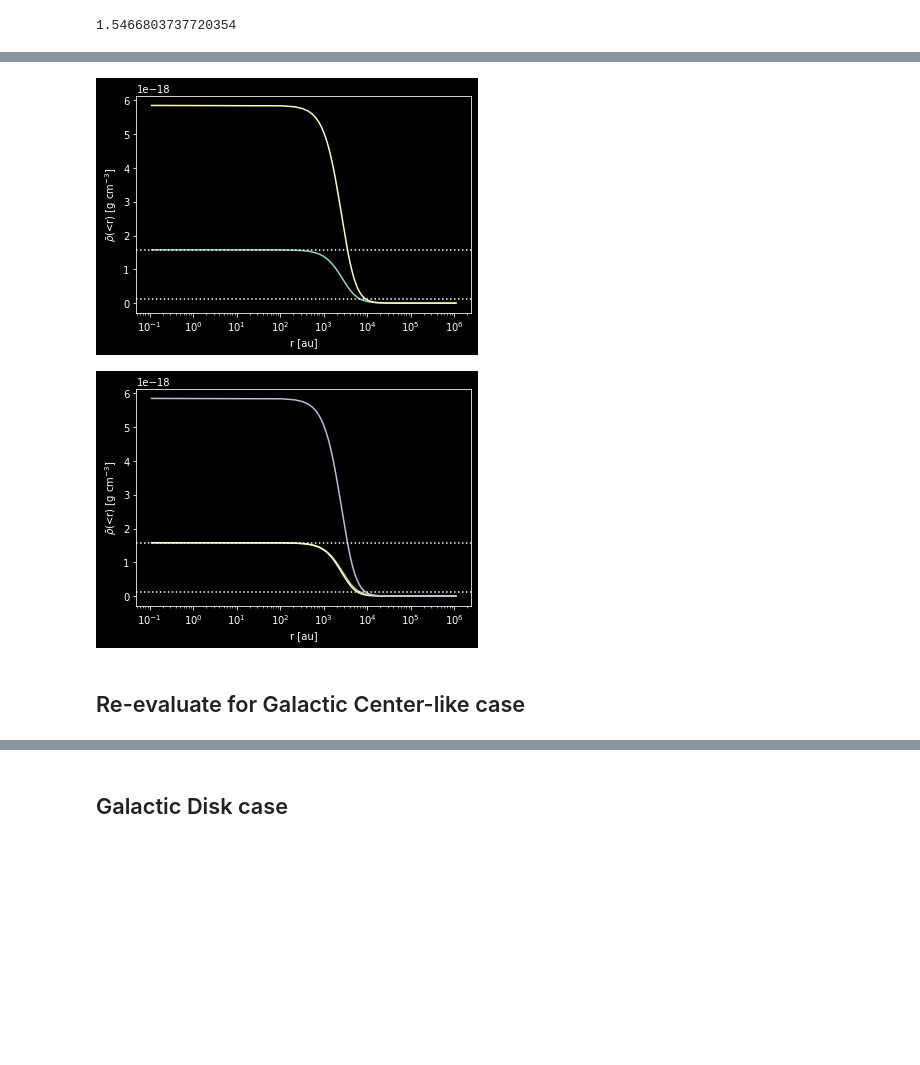
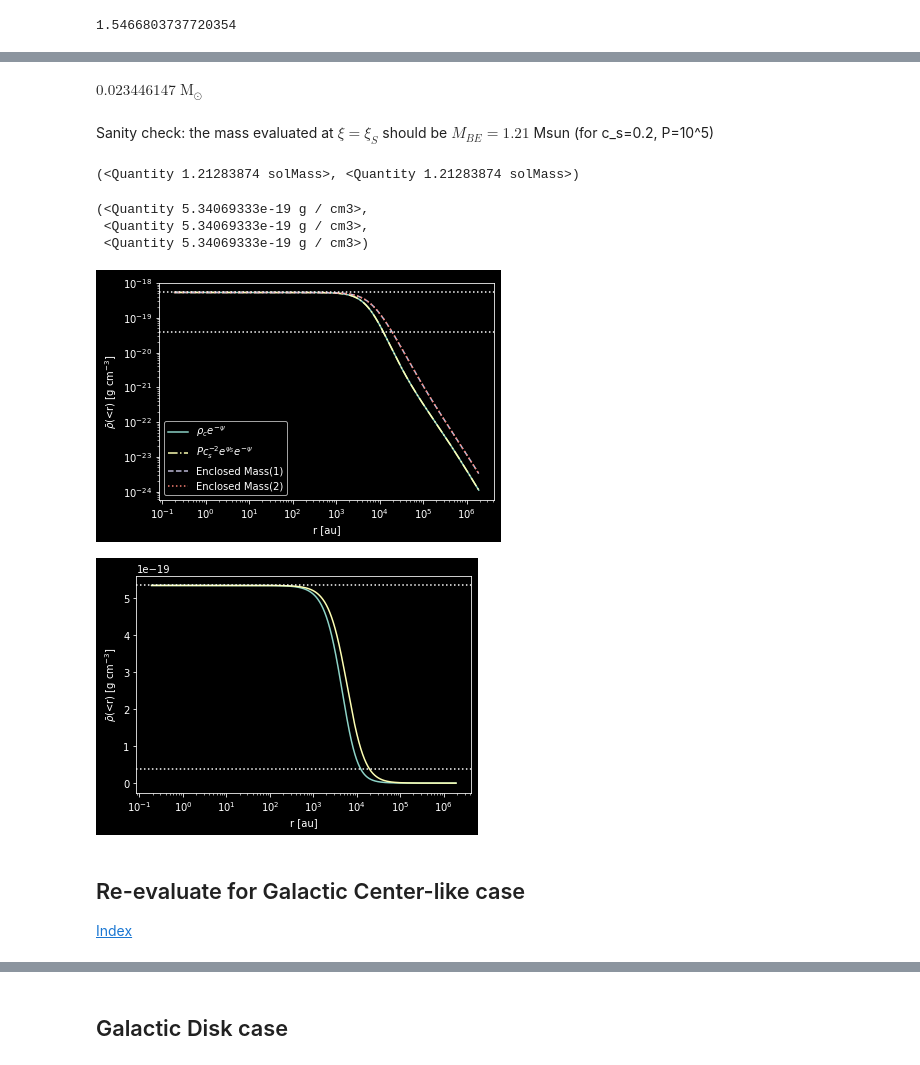
Before and after one commit to keflavich/StarFormationClass, a Jupyter notebook: problems/LaneEmden.ipynb, the cells around one changed output, grey strips where cells are left out. Cells and saved outputs as stored; diff of their text form; code cells hidden in the pictures; blank space fills up the shorter version.

```diff
--- a/problems/LaneEmden.ipynb
+++ b/problems/LaneEmden.ipynb
@@ -279,7 +324,9 @@ _=pl.ylabel("Dimensionless $m$")
 # %%
 maxmass=dimensionless_mass(sol.t, sol.y[0], sol.y[1]).max()
 print(f"M_max = {maxmass}")
-maxcontrast = contrast(sol.y[0])[np.argmax(dimensionless_mass(sol.t, sol.y[0], sol.y[1]))]**-1
+argmax = np.argmax(dimensionless_mass(sol.t, sol.y[0], sol.y[1]))
+maxcontrast = contrast(sol.y[0])[argmax]**-1
+psi_S = sol.y[0][argmax]
 print(f"max contrast: {maxcontrast}")
 radiusofmaxcontrast = sol.t[np.argmax(dimensionless_mass(sol.t, sol.y[0], sol.y[1]))]
 print(f'radius of max contrast: {radiusofmaxcontrast}')
@@ -484,13 +573,17 @@ c_s = np.sqrt(constants.k_B * T / mu).to(u.km/u.s)
 M_BE = (maxmass * c_s**4 /
         (constants.G**(3./2.)) / (P_over_K * constants.k_B)**0.5).to(u.M_sun)
 print(f"M_BE = {M_BE}")
-rho_S = (maxmass**2*c_s**6 / M_BE**2 / constants.G**3).to(u.g/u.cm**3)
+rho_S1 = (maxmass**2*c_s**6 / M_BE**2 / constants.G**3).to(u.g/u.cm**3)
+rho_S = (P_over_K / c_s**2 * constants.k_B).to(u.g/u.cm**3)
+assert np.abs((rho_S1 - rho_S) / rho_S) < 1e-5
 rho_c = rho_S * maxcontrast
 print(f"Central & max density: {rho_c:0.3g}, {rho_S:0.3g} = {(rho_c/mu).to(u.cm**-3):0.3g}, {(rho_S/mu).to(u.cm**-3):0.3g}")
 r0 = (c_s / (4 * np.pi * constants.G * rho_c)**0.5).to(u.au)
+print(f"Average density = {(M_BE/(4/3*(r0*radiusofmaxcontrast)**3)).to(u.g/u.cm**3)}")
 
-pl.semilogx(sol.t * r0,
-            dimensionless_mass(sol.t, sol.y[0], sol.y[1])/maxmass * M_BE)
+pl.loglog(sol.t * r0,
+            dimensionless_mass(sol.t, psi_S, sol.y[1])/maxmass * M_BE)
+pl.axvline(radiusofmaxcontrast * r0.value, linestyle=':')
 pl.axhline(M_BE.value)
 _=pl.xlabel("r [au]")
 _=pl.ylabel("M(<r) [M$_\odot$]")
@@ -516,0 +617,3 @@ $4.141947 \times 10^{-18} \; \mathrm{\frac{J}{cm^{3}}}$
+# %%
+def dimensional_mass2(xi, psiprime, rho_c, c_s):
+    return 1/(4*np.pi)**0.5 * xi**2 * psiprime * (c_s**3 / (constants.G**3*rho_c)**0.5).to(u.M_sun)
@@ -517,3 +636,3 @@ $4.141947 \times 10^{-18} \; \mathrm{\frac{J}{cm^{3}}}$
 # %%
-def dimensional_mass(xi, psi, psiprime, pressure, c_s):
-    return 1/(4*np.pi)**0.5 * np.exp(-psi/2) * xi**2 * psiprime * (c_s**4 / (constants.G**3*pressure)**0.5).to(u.M_sun)
+def dimensional_mass(xi, psi_S, psiprime, pressure, c_s):
+    return 1/(4*np.pi)**0.5 * np.exp(-psi_S/2) * xi**2 * psiprime * (c_s**4 / (constants.G**3*pressure)**0.5).to(u.M_sun)
@@ -519,0 +645,6 @@ def dimensional_mass(xi, psi, psiprime, pressure, c_s):
+# %%
+dimensional_mass2(sol.t[xi1], sol.y[1][xi1], rho_c, c_s)
+# %% [output]
+$0.023446147 \; \mathrm{M_{\odot}}$
+# %% [markdown]
+Sanity check: the mass evaluated at $\xi=\xi_S$ should be $M_{BE} = 1.21$ Msun (for c_s=0.2, P=10^5)
@@ -520,31 +653,57 @@ def dimensional_mass(xi, psi, psiprime, pressure, c_s):
+# %%
+(dimensional_mass(sol.t[ximax], np.log(maxcontrast), sol.y[1][ximax], P_over_K*constants.k_B, c_s),
+ dimensional_mass2(sol.t[ximax], sol.y[1][ximax], rho_c, c_s))
+# %% [output]
+(<Quantity 1.21283874 solMass>, <Quantity 1.21283874 solMass>)
+# %%
+rho_c.to(u.g/u.cm**3), rho_S * np.exp(psi_S), (P_over_K * constants.k_B * c_s**-2 * np.exp(psi_S)).to(u.g/u.cm**3)
+# %% [output]
+(<Quantity 5.34069333e-19 g / cm3>,
+ <Quantity 5.34069333e-19 g / cm3>,
+ <Quantity 5.34069333e-19 g / cm3>)
 # %%
 pl.semilogx(sol.t * r0,
-            rho_c.to(u.g/u.cm**3)*np.exp(-sol.y[0]))
+            rho_c.to(u.g/u.cm**3)*np.exp(-sol.y[0]),
+            label=r'$\rho_c e^{-\psi}$')
+
+# rho_c = rho_s e^-psi = P_s c_s^-2 e^-psi
+pl.semilogy(sol.t * r0,
+            (P_over_K * constants.k_B * c_s**-2).to(u.cm**-3*u.g) * np.exp(psi_S) * np.exp(-sol.y[0]), linestyle='-.',
+           label=r'$P c_s^{-2} e^{\psi_S} e^{-\psi}$')
+
 pl.semilogx(sol.t * r0,
-            (dimensional_mass(sol.t, sol.y[0], sol.y[1],
-                              pressure=P_over_K*constants.k_B, c_s=c_s) / (sol.t * r0)**3 /(4/3*np.pi)).to(u.g/u.cm**3))
+            (dimensional_mass(sol.t, psi_S, sol.y[1],
+                              pressure=P_over_K*constants.k_B, c_s=c_s) / (sol.t * r0)**3 /(4/3*np.pi)).to(u.g/u.cm**3),
+           linestyle='--', label='Enclosed Mass(1)')
+pl.semilogx(sol.t * r0,
+            (dimensional_mass2(sol.t, sol.y[1],
+                              rho_c=rho_c, c_s=c_s) / (sol.t * r0)**3 /(4/3*np.pi)).to(u.g/u.cm**3),
+           linestyle=':', label='Enclosed Mass(2)')
 
 pl.axhline(rho_c.value, linestyle=':')
 pl.axhline(rho_S.value, linestyle=':')
+pl.legend(loc='lower left')
 _=pl.xlabel("r [au]")
 _=pl.ylabel(r"$\bar{\rho}$(<r) [g cm$^{-3}$]")
 # %% [output]
-[figure, old version]
+[figure, new version]
 # %%
 pl.semilogx(sol.t * r0,
             rho_c.to(u.g/u.cm**3)*np.exp(-sol.y[0]))
 pl.semilogx(sol.t * r0,
-            3.70**-1 * (dimensionless_mass(sol.t, sol.y[0], sol.y[1])/maxmass * M_BE / (sol.t * r0)**3 /(4/3*np.pi)).to(u.g/u.cm**3))
-pl.semilogx(sol.t * r0,
-            (dimensionless_mass(sol.t, sol.y[0], sol.y[1])/maxmass * M_BE / (sol.t * r0)**3 /(4/3*np.pi)).to(u.g/u.cm**3))
+            (dimensionless_mass(sol.t, psi_S, sol.y[1])/maxmass * M_BE / (sol.t * r0)**3 /(4/3*np.pi)).to(u.g/u.cm**3))
+#pl.semilogx(sol.t * r0,
+#            (dimensionless_mass(sol.t, psi_S, sol.y[1])/maxmass * M_BE / (sol.t * r0)**3 /(4/3*np.pi)).to(u.g/u.cm**3))
 pl.axhline(rho_c.value, linestyle=':')
 pl.axhline(rho_S.value, linestyle=':')
 _=pl.xlabel("r [au]")
 _=pl.ylabel(r"$\bar{\rho}$(<r) [g cm$^{-3}$]")
 # %% [output]
-[figure, old version]
+[figure, new version]
 # %% [markdown]
 ## Re-evaluate for Galactic Center-like case
+
+[Index](#Index)
 # %%
 T = 50*u.K
 mu = 2.3*u.Da
```
Also changed, not shown: parts of 62 cells of this notebook, 6 other files.
